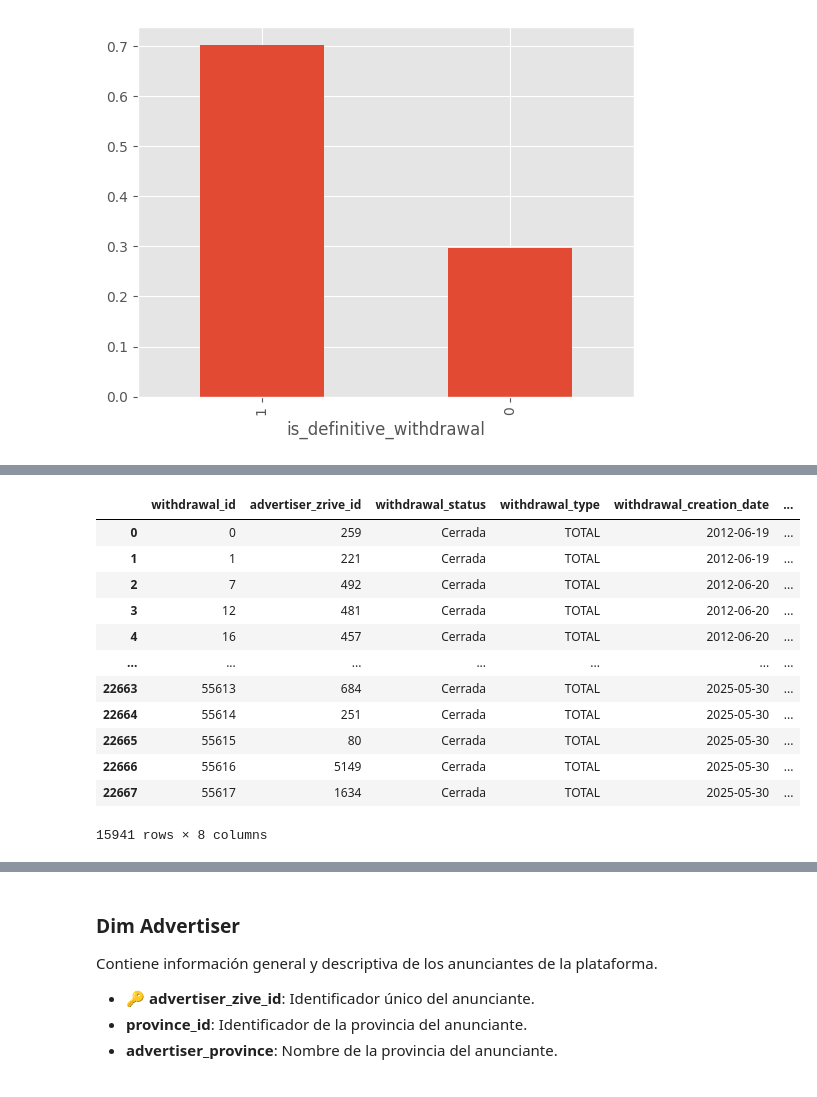
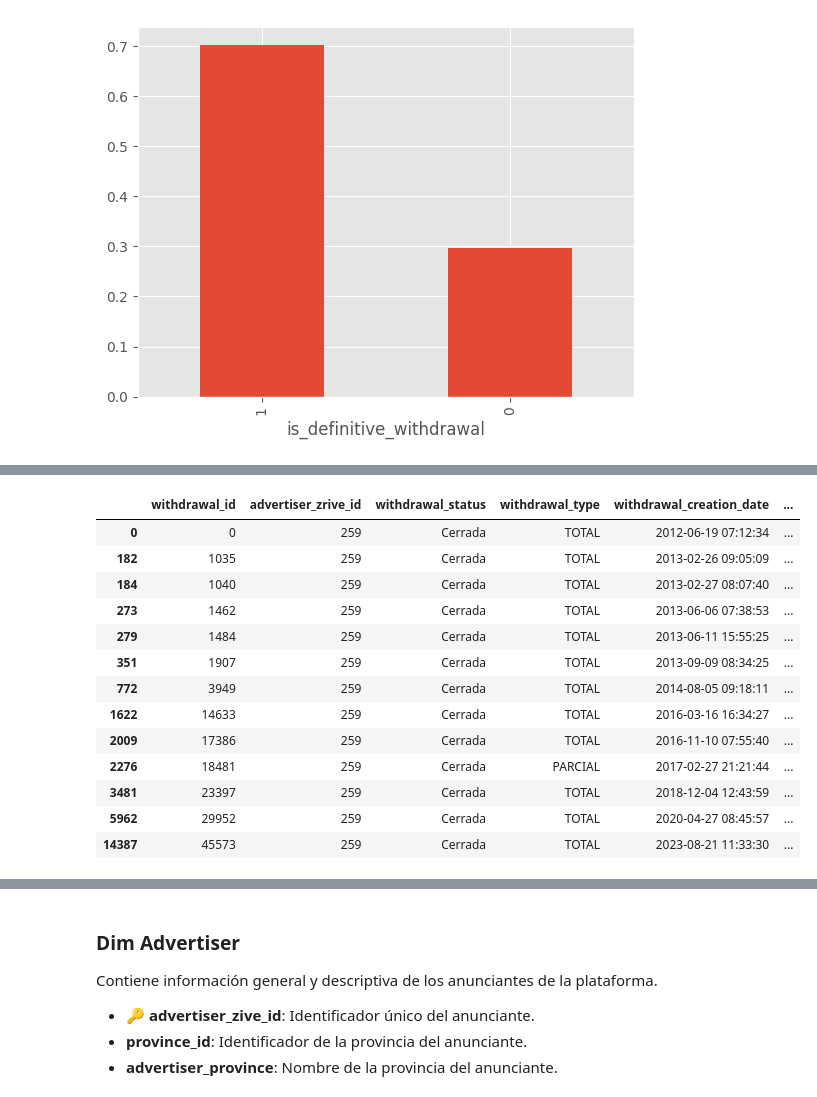
Before and after one commit to Komorebi-Team/KOMOREBI-PROJECT, a Jupyter notebook: notebooks/EDA_jtc.ipynb, the cells around one changed output, grey strips where cells are left out. Drawn from its saved outputs; the diff is of its cells as text; code cells hidden in the pictures.

```diff
--- a/notebooks/EDA_jtc.ipynb
+++ b/notebooks/EDA_jtc.ipynb
@@ -121,3 +104,5 @@ withdrawal_reason_yes
+# %%
+withdrawal_reason_yes = set(df_wd.withdrawal_reason.values).difference(set(withdrawal_reason_not))
 # %%
 df_wd["is_definitive_withdrawal"] = (
     df_wd.withdrawal_reason.isin(withdrawal_reason_yes) &
@@ -237,5 +209,3 @@ Name: proportion, dtype: float64
-# %%
-df_wd.withdrawal_creation_date = df_wd.withdrawal_creation_date.dt.normalize()
 # %%
 df_wd.is_definitive_withdrawal.value_counts(normalize=True).plot(kind="bar")
 # %% [output]
@@ -244,16 +239,17 @@ df_wd.is_definitive_withdrawal.value_counts(normalize=True).plot(kind="bar")
 # %%
-df_wd[df_wd.is_definitive_withdrawal == 1]
+df_wd[df_wd["advertiser_zrive_id"] == 259]
 # %% [output]
 |  | withdrawal_id | advertiser_zrive_id | withdrawal_status | withdrawal_type | withdrawal_creation_date | ... |
-| 0 | 0 | 259 | Cerrada | TOTAL | 2012-06-19 | ... |
-| 1 | 1 | 221 | Cerrada | TOTAL | 2012-06-19 | ... |
-| 2 | 7 | 492 | Cerrada | TOTAL | 2012-06-20 | ... |
-| 3 | 12 | 481 | Cerrada | TOTAL | 2012-06-20 | ... |
-| 4 | 16 | 457 | Cerrada | TOTAL | 2012-06-20 | ... |
-| ... | ... | ... | ... | ... | ... | ... |
-| 22663 | 55613 | 684 | Cerrada | TOTAL | 2025-05-30 | ... |
-| 22664 | 55614 | 251 | Cerrada | TOTAL | 2025-05-30 | ... |
-| 22665 | 55615 | 80 | Cerrada | TOTAL | 2025-05-30 | ... |
-| 22666 | 55616 | 5149 | Cerrada | TOTAL | 2025-05-30 | ... |
-| 22667 | 55617 | 1634 | Cerrada | TOTAL | 2025-05-30 | ... |
+| 0 | 0 | 259 | Cerrada | TOTAL | 2012-06-19 07:12:34 | ... |
+| 182 | 1035 | 259 | Cerrada | TOTAL | 2013-02-26 09:05:09 | ... |
+| 184 | 1040 | 259 | Cerrada | TOTAL | 2013-02-27 08:07:40 | ... |
+| 273 | 1462 | 259 | Cerrada | TOTAL | 2013-06-06 07:38:53 | ... |
+| 279 | 1484 | 259 | Cerrada | TOTAL | 2013-06-11 15:55:25 | ... |
+| 351 | 1907 | 259 | Cerrada | TOTAL | 2013-09-09 08:34:25 | ... |
+| 772 | 3949 | 259 | Cerrada | TOTAL | 2014-08-05 09:18:11 | ... |
+| 1622 | 14633 | 259 | Cerrada | TOTAL | 2016-03-16 16:34:27 | ... |
+| 2009 | 17386 | 259 | Cerrada | TOTAL | 2016-11-10 07:55:40 | ... |
+| 2276 | 18481 | 259 | Cerrada | PARCIAL | 2017-02-27 21:21:44 | ... |
+| 3481 | 23397 | 259 | Cerrada | TOTAL | 2018-12-04 12:43:59 | ... |
+| 5962 | 29952 | 259 | Cerrada | TOTAL | 2020-04-27 08:45:57 | ... |
+| 14387 | 45573 | 259 | Cerrada | TOTAL | 2023-08-21 11:33:30 | ... |
-15941 rows × 8 columns
```
Also changed, not shown: parts of 209 cells of this notebook, 2 other files.
